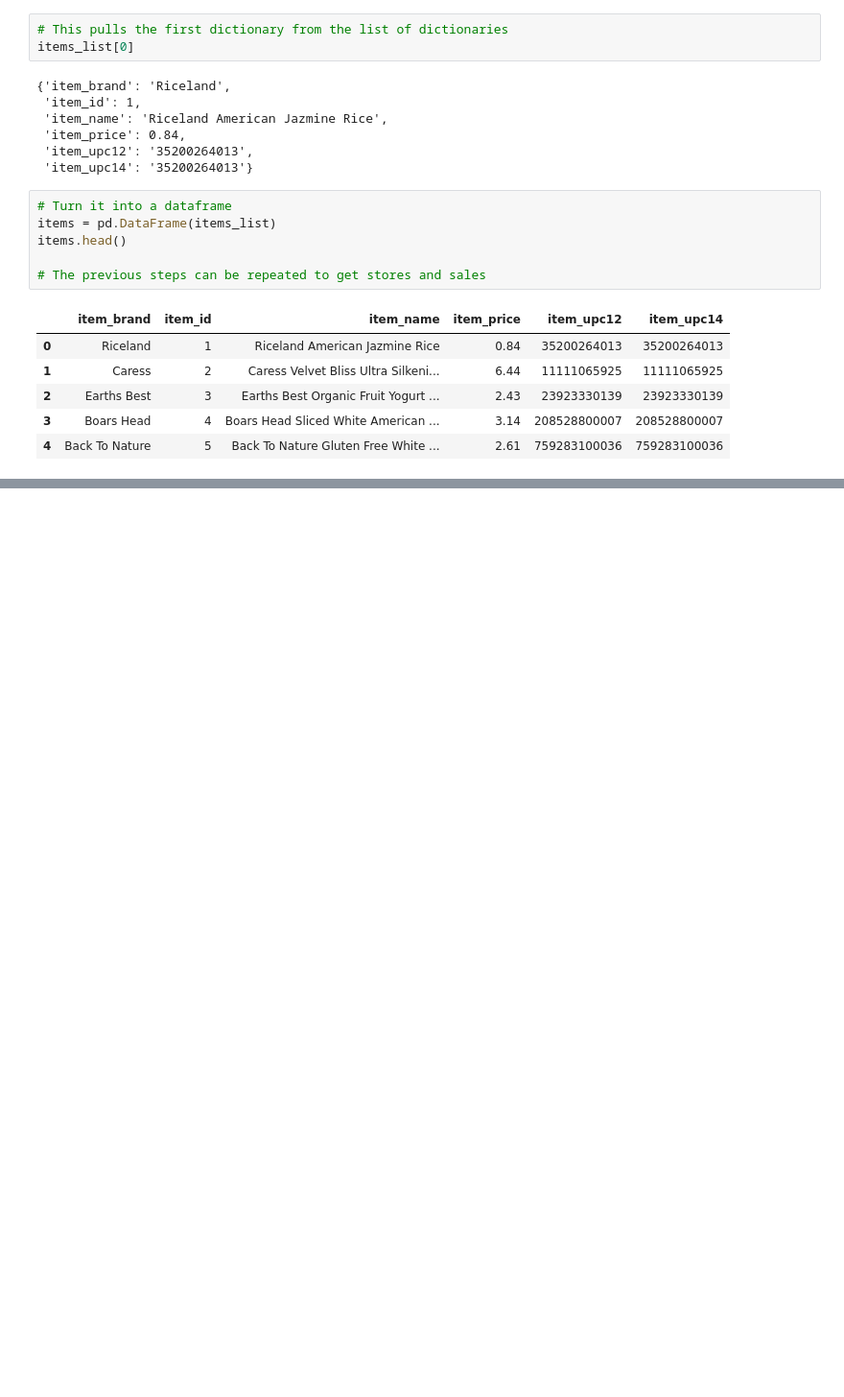
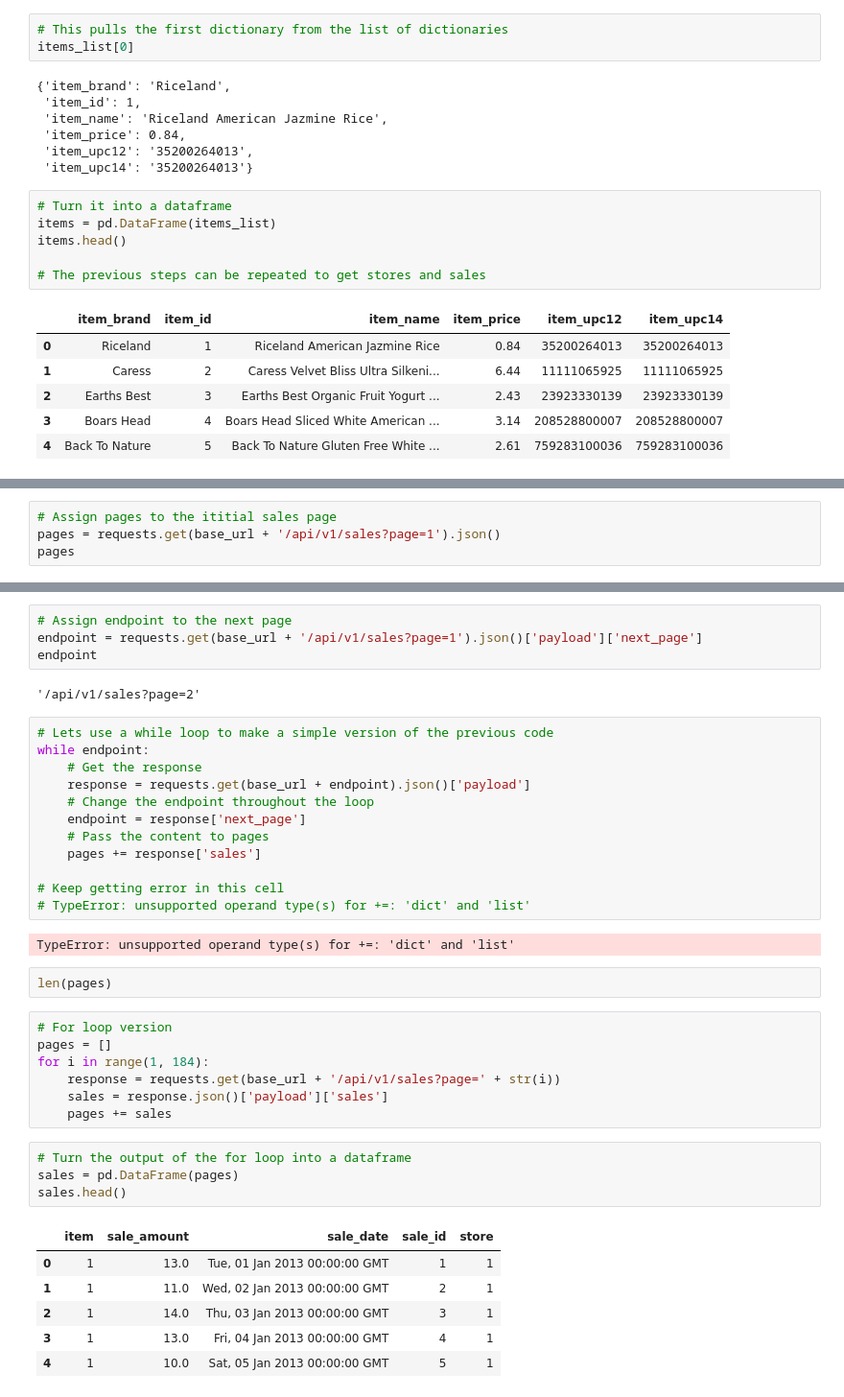
Before and after one commit to ian-james-johnson/time_series_exercises, a Jupyter notebook: scratchpad.ipynb, the cells around one changed output, grey strips where cells are left out. Shown: that part at 96% size. Cells and saved outputs as stored; diff of their text form; blank space fills up the shorter version.

```diff
--- a/scratchpad.ipynb
+++ b/scratchpad.ipynb
@@ -84,0 +203,4 @@ items.head()
+# %%
+# Assign pages to the ititial sales page
+pages = requests.get(base_url + '/api/v1/sales?page=1').json()
+pages
@@ -84,0 +225,40 @@ items.head()
+# %%
+# Assign endpoint to the next page
+endpoint = requests.get(base_url + '/api/v1/sales?page=1').json()['payload']['next_page']
+endpoint
+# %% [output]
+'/api/v1/sales?page=2'
+# %%
+# Lets use a while loop to make a simple version of the previous code
+while endpoint:
+    # Get the response
+    response = requests.get(base_url + endpoint).json()['payload']
+    # Change the endpoint throughout the loop
+    endpoint = response['next_page']
+    # Pass the content to pages
+    pages += response['sales']
+
+# Keep getting error in this cell
+# TypeError: unsupported operand type(s) for +=: 'dict' and 'list'
+# %% [output]
+TypeError: unsupported operand type(s) for +=: 'dict' and 'list'
+# %%
+len(pages)
+# %%
+# For loop version
+pages = []
+for i in range(1, 184):
+    response = requests.get(base_url + '/api/v1/sales?page=' + str(i))
+    sales = response.json()['payload']['sales']
+    pages += sales
+# %%
+# Turn the output of the for loop into a dataframe
+sales = pd.DataFrame(pages)
+sales.head()
+# %% [output]
+|  | item | sale_amount | sale_date | sale_id | store |
+| 0 | 1 | 13.0 | Tue, 01 Jan 2013 00:00:00 GMT | 1 | 1 |
+| 1 | 1 | 11.0 | Wed, 02 Jan 2013 00:00:00 GMT | 2 | 1 |
+| 2 | 1 | 14.0 | Thu, 03 Jan 2013 00:00:00 GMT | 3 | 1 |
+| 3 | 1 | 13.0 | Fri, 04 Jan 2013 00:00:00 GMT | 4 | 1 |
+| 4 | 1 | 10.0 | Sat, 05 Jan 2013 00:00:00 GMT | 5 | 1 |
```
Also changed, not shown: parts of 20 cells of this notebook.
